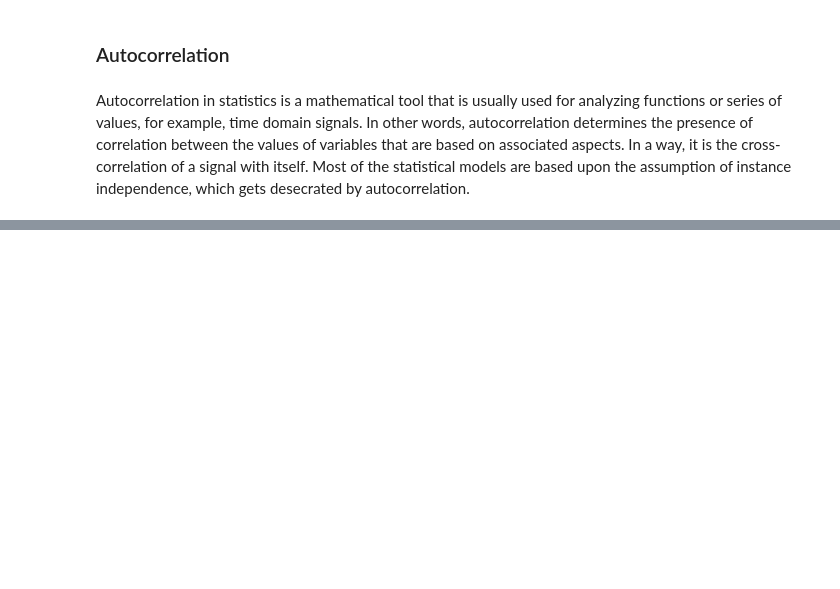
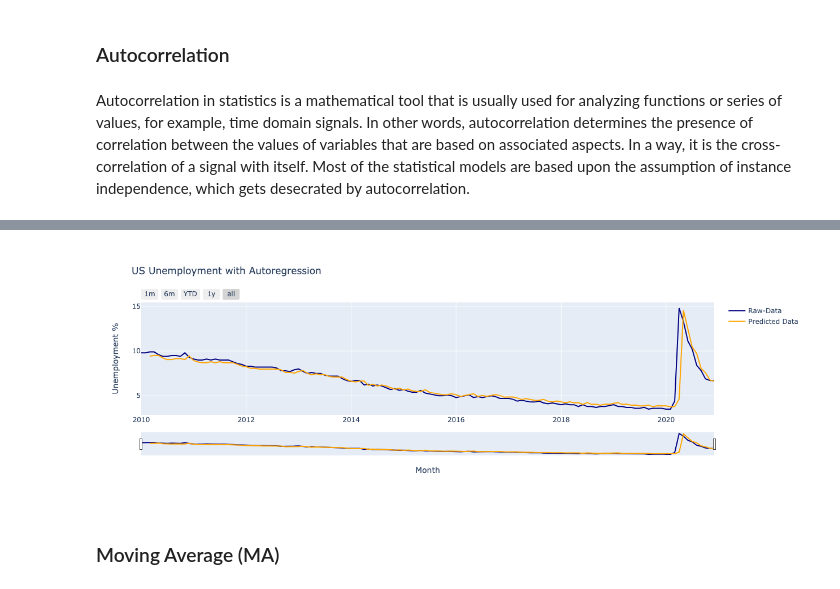
Before and after one commit to plaskas/Classical-Time-Series-Modelling, a Jupyter notebook: Classical Time Series Modelling Methods.ipynb, the cells around one changed output, grey strips where cells are left out. Saved outputs shown, nothing was run; the diff lists cells and outputs as text; code cells hidden in the pictures; blank space fills up the shorter version.

```diff
--- a/Classical Time Series Modelling Methods.ipynb
+++ b/Classical Time Series Modelling Methods.ipynb
@@ -100,0 +125,6 @@ fig.show()
+# %%
+time_plot('Autoregression', yhat)
+# %% [output]
+[figure, added]
+# %% [markdown]
+### Moving Average (MA)
```
Also changed, not shown: parts of 16 cells of this notebook.
